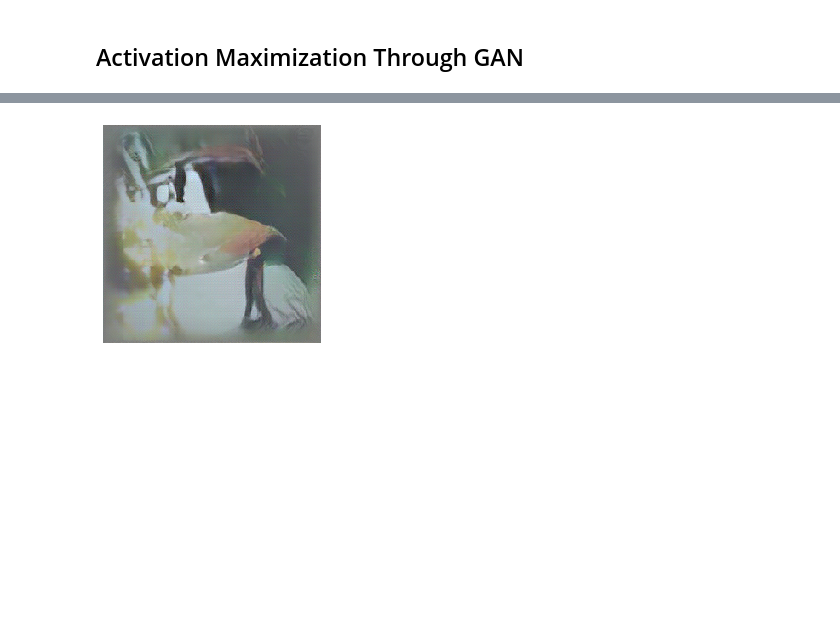
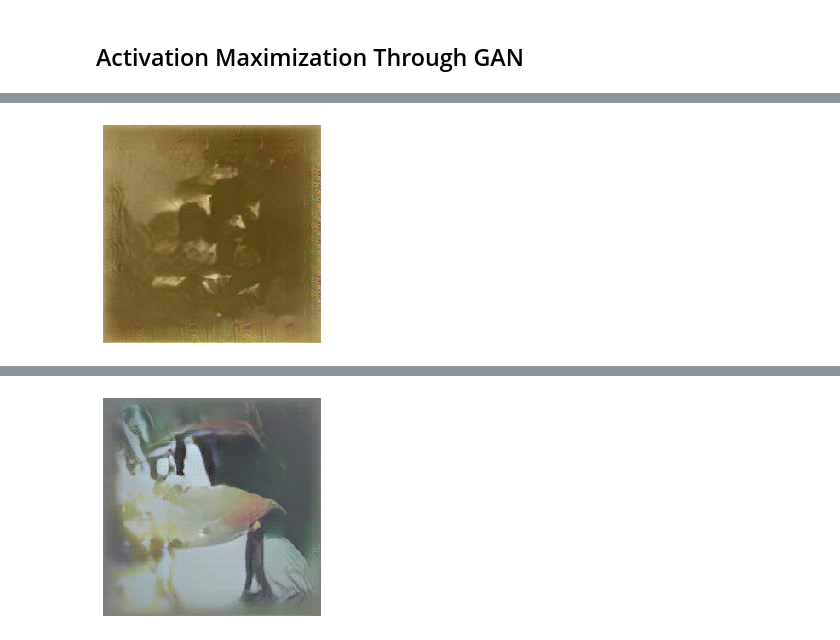
Before and after one commit to Animadversio/Activation-Maximization-for-Visual-System, a Jupyter notebook: Feature_Visualization_Demo.ipynb, the cells around one changed output, grey strips where cells are left out. Cells and saved outputs as stored; diff of their text form; code cells hidden in the pictures; blank space fills up the shorter version.

```diff
--- a/Feature_Visualization_Demo.ipynb
+++ b/Feature_Visualization_Demo.ipynb
@@ -542,4 +562,10 @@ plt.show()
 [figure]
+# %%
+plt.imshow((deproc_img - deproc_img.min())/(deproc_img.max()-deproc_img.min()))# .view([224,224,3])
+plt.axis('off')
+plt.show()
+# %% [output]
+[figure, added]
 # %%
 feat = np.random.rand(1, 4096)
 feat = torch.from_numpy(np.float32(feat))
```
Also changed, not shown: parts of 17 cells of this notebook, 1 other file.
